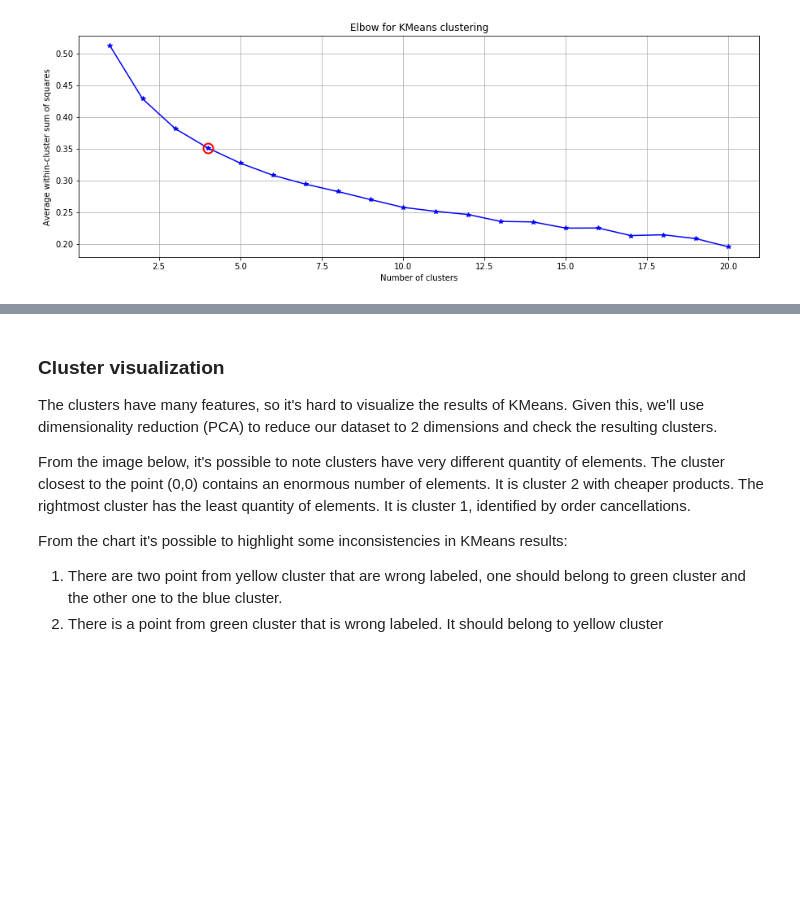
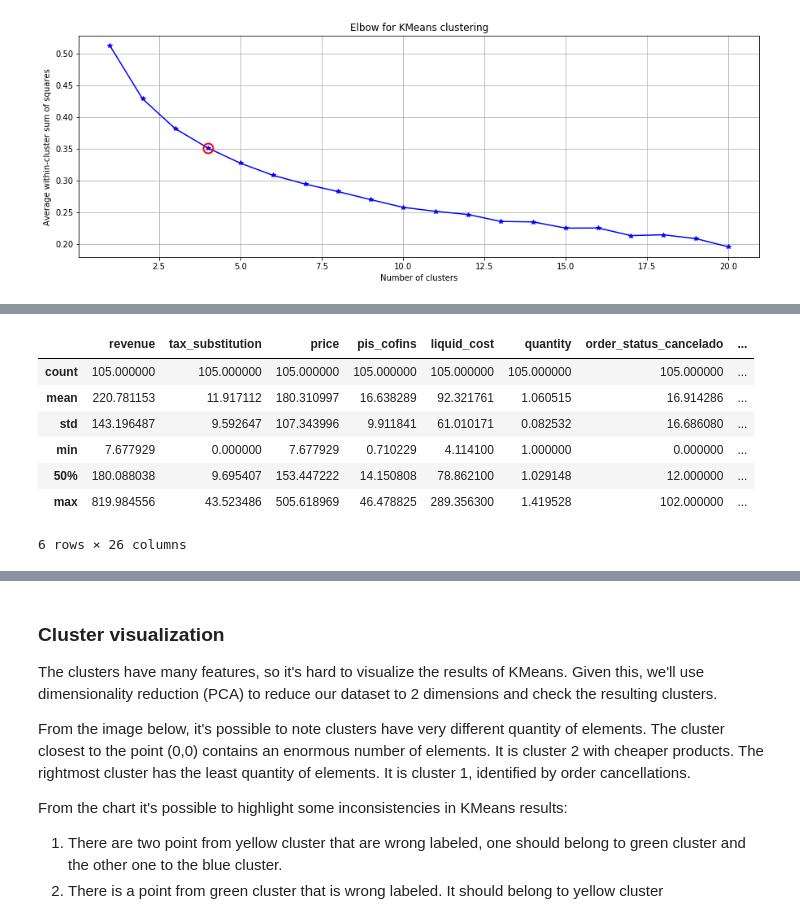
Before and after one commit to lucasloami/udacity-mlnd, a Jupyter notebook: projects/capstone/project/project_report.ipynb, the cells around one changed output, grey strips where cells are left out. Saved outputs shown, nothing was run; the diff lists cells and outputs as text; code cells hidden in the pictures; blank space fills up the shorter version.

```diff
--- a/projects/capstone/project/project_report.ipynb
+++ b/projects/capstone/project/project_report.ipynb
@@ -224,3 +242,12 @@ It's possible to check all cluster stats in the Jupyter Notebook (please refer t
 # %%
-# product_dataset[product_dataset.clusters == 2].describe(percentiles=[])
+product_dataset[product_dataset.clusters == 2].describe(percentiles=[])
+# %% [output]
+|  | revenue | tax_substitution | price | pis_cofins | liquid_cost | quantity | order_status_cancelado | ... |
+| count | 105.000000 | 105.000000 | 105.000000 | 105.000000 | 105.000000 | 105.000000 | 105.000000 | ... |
+| mean | 220.781153 | 11.917112 | 180.310997 | 16.638289 | 92.321761 | 1.060515 | 16.914286 | ... |
+| std | 143.196487 | 9.592647 | 107.343996 | 9.911841 | 61.010171 | 0.082532 | 16.686080 | ... |
+| min | 7.677929 | 0.000000 | 7.677929 | 0.710229 | 4.114100 | 1.000000 | 0.000000 | ... |
+| 50% | 180.088038 | 9.695407 | 153.447222 | 14.150808 | 78.862100 | 1.029148 | 12.000000 | ... |
+| max | 819.984556 | 43.523486 | 505.618969 | 46.478825 | 289.356300 | 1.419528 | 102.000000 | ... |
+6 rows × 26 columns
 # %%
```
Also changed, not shown: parts of 4 cells of this notebook.
